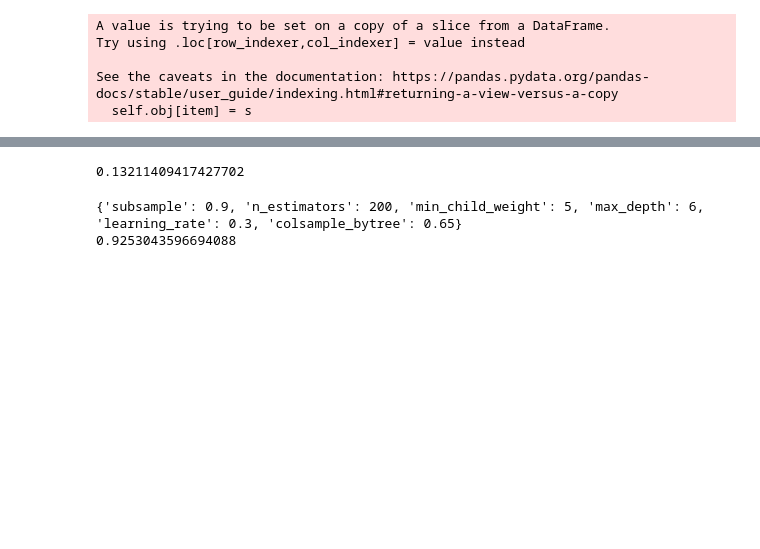
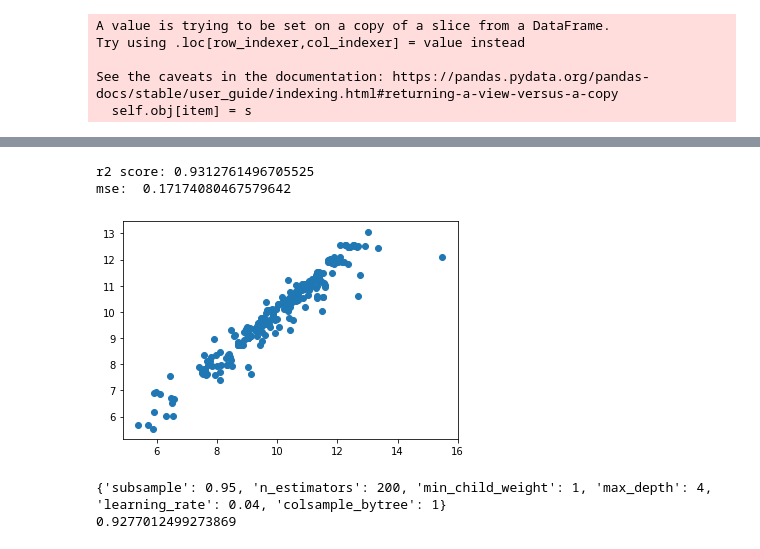
Before and after one commit to samanghous/postreach, a Jupyter notebook: Model.ipynb, the cells around one changed output, grey strips where cells are left out. Cells and saved outputs as stored; diff of their text form; code cells hidden in the pictures; blank space fills up the shorter version.

```diff
--- a/Model.ipynb
+++ b/Model.ipynb
@@ -190,2 +213,5 @@ plt.hist(np.log(y)  , color='g')
 # %%
-y=np.log(y)
+y_main=np.log(y_main)
+# %%
+from sklearn.model_selection import train_test_split
+X, X_finaltest, y, y_finaltest = train_test_split(X_main, y_main, test_size=0.25, random_state=42)
@@ -213,13 +284,19 @@ print(model_best.best_score_ )
 # %%
 from sklearn.neighbors import KNeighborsRegressor
-classifier1 = KNeighborsRegressor(n_neighbors = 16)
+classifier1 = KNeighborsRegressor(n_neighbors =  8)
 classifier1.fit(X_train, y_train)
 y_pred = classifier1.predict(X_test)
 
+
+plt.scatter(y_test, y_pred)
+from sklearn.metrics import r2_score
+print("r2 score:" ,r2_score(y_test, y_pred))
 from sklearn.metrics import mean_squared_error
-mean_squared_error(y_test, y_pred)
+print("mse: ",mean_squared_error(y_test, y_pred))
 # %% [output]
-0.13211409417427702
+r2 score: 0.9312761496705525
+mse:  0.17174080467579642
+[figure, added]
 # %%
 # model 2
 # %%
@@ -233,13 +310,13 @@ param_dist = {'n_estimators':  [50,60,70,80,90,100,110,120,200,300],
               'colsample_bytree': [0.6,0.65,0.7,0.75,0.8,0.9,1],
               'min_child_weight': [1,2,3,4,5,6,7]
              }
-model_best = RandomizedSearchCV(model, param_distributions = param_dist, n_iter = 10 )
+model_best = RandomizedSearchCV(model, param_distributions = param_dist, n_iter = 100 )
 model_best.fit( X,y )
 
 print(model_best.best_params_ )
 print(model_best.best_score_ )
 # %% [output]
-{'subsample': 0.9, 'n_estimators': 200, 'min_child_weight': 5, 'max_depth': 6, 'learning_rate': 0.3, 'colsample_bytree': 0.65}
-0.9253043596694088
+{'subsample': 0.95, 'n_estimators': 200, 'min_child_weight': 1, 'max_depth': 4, 'learning_rate': 0.04, 'colsample_bytree': 1}
+0.9277012499273869
 # %%
 import xgboost
```
Also changed, not shown: parts of 31 cells of this notebook, 11 other files.
